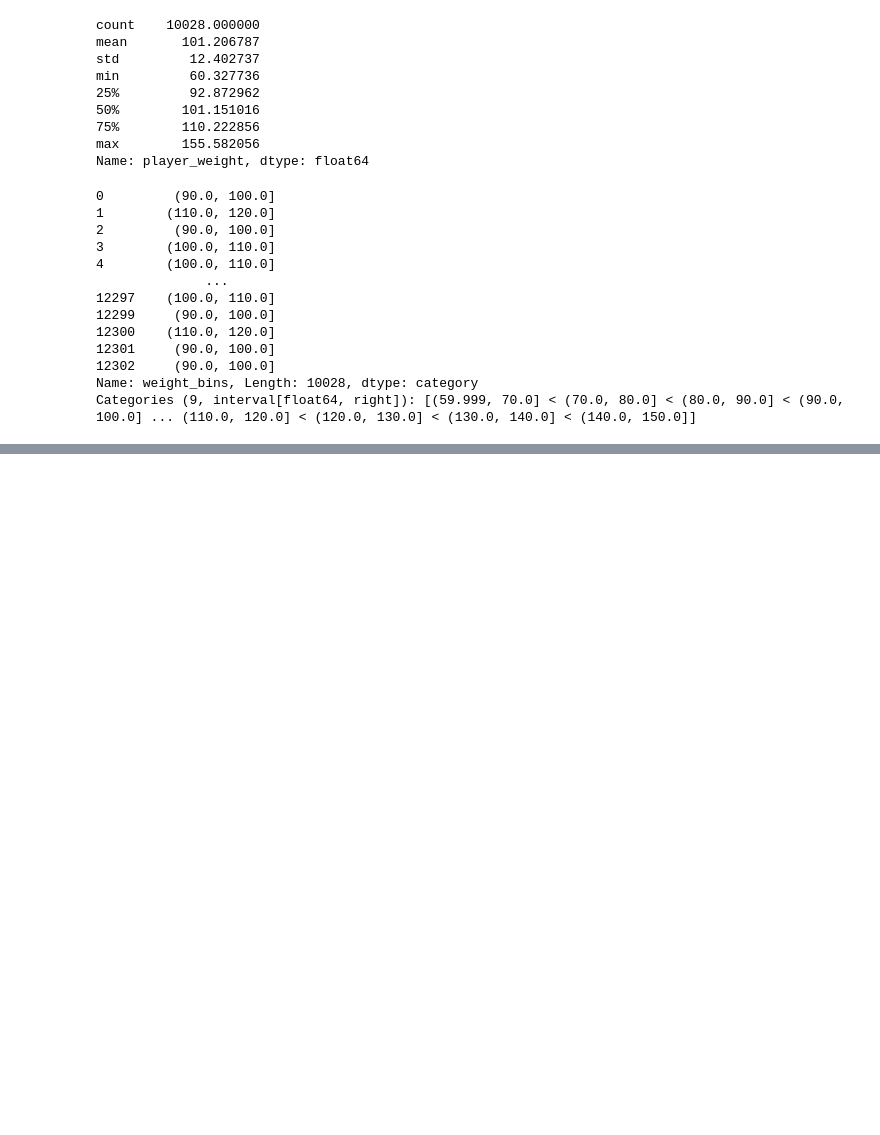
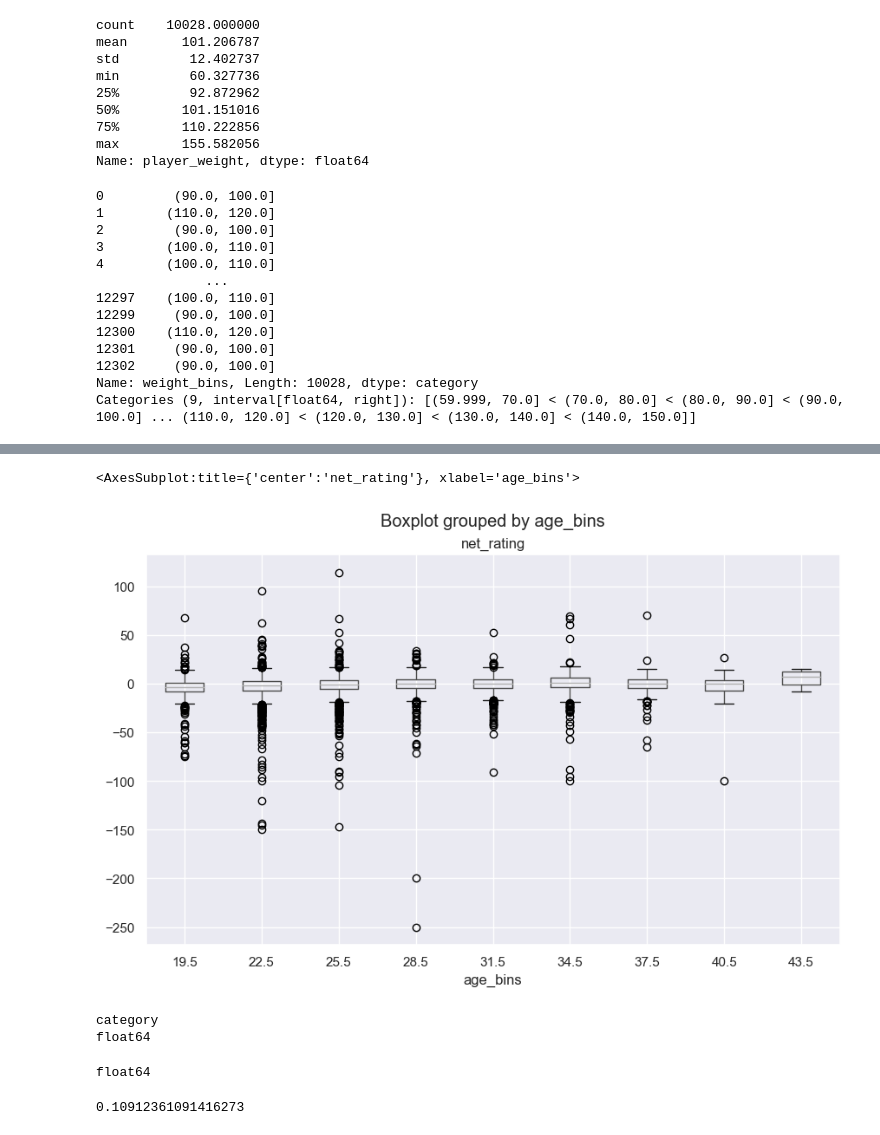
Before and after one commit to randallctc/SC1015_DSAI_Project, a Jupyter notebook: NBA_DataAnalysis.ipynb, the cells around one changed output, grey strips where cells are left out. Drawn from its saved outputs; the diff is of its cells as text; code cells hidden in the pictures; blank space fills up the shorter version.

```diff
--- a/NBA_DataAnalysis.ipynb
+++ b/NBA_DataAnalysis.ipynb
@@ -33,7 +36,7 @@ nba_df = nba_df.drop(['college'], axis= 1)
 nba_df = nba_df.drop(['country'], axis= 1)
 nba_df = nba_df.drop(['season'], axis= 1)
 nba_df = nba_df.drop(['draft_year'], axis= 1)
-nba_df = nba_df.drop(['player_name']), axis = 1)
+nba_df = nba_df.drop(['player_name'], axis = 1)
 # %%
 nba_df = nba_df[nba_df['draft_round'] != 'Undrafted']
 nba_df['draft_round'].unique()
@@ -83,6 +86,7 @@ min         18.000000
 max         44.000000
 Name: age, dtype: float64
 # %%
-nba_df['age_bins'] = pd.cut(x = nba_df['age'], bins = [18, 21, 24, 27, 30, 33, 36, 39, 42 ,45])
+label= [19.5, 22.5, 25.5 ,28.5,31.5,34.5,37.5,40.5,43.5]
+nba_df['age_bins'] = pd.cut(x = nba_df['age'], bins = [18, 21, 24, 27, 30, 33, 36, 39, 42 ,45], labels = label)
 nba_df['age_bins']
 # %% [output]
@@ -217,0 +233,21 @@ Name: ast, dtype: float64
+# %%
+nba_df.boxplot(column='net_rating', by='age_bins',figsize=(10,6))
+# %% [output]
+<AxesSubplot:title={'center':'net_rating'}, xlabel='age_bins'>
+[figure, added]
+# %%
+print(nba_df['age_bins'].dtype)
+print(nba_df['net_rating'].dtype)
+# %% [output]
+category
+float64
+# %%
+nba_df['age_bins'] = nba_df['age_bins'].astype(float)
+print(nba_df['age_bins'].dtype)
+# %% [output]
+float64
+# %%
+correlation = nba_df['age_bins'].corr(nba_df['net_rating'])
+print(correlation)
+# %% [output]
+0.10912361091416273
```
Also changed, not shown: parts of 10 cells of this notebook.
